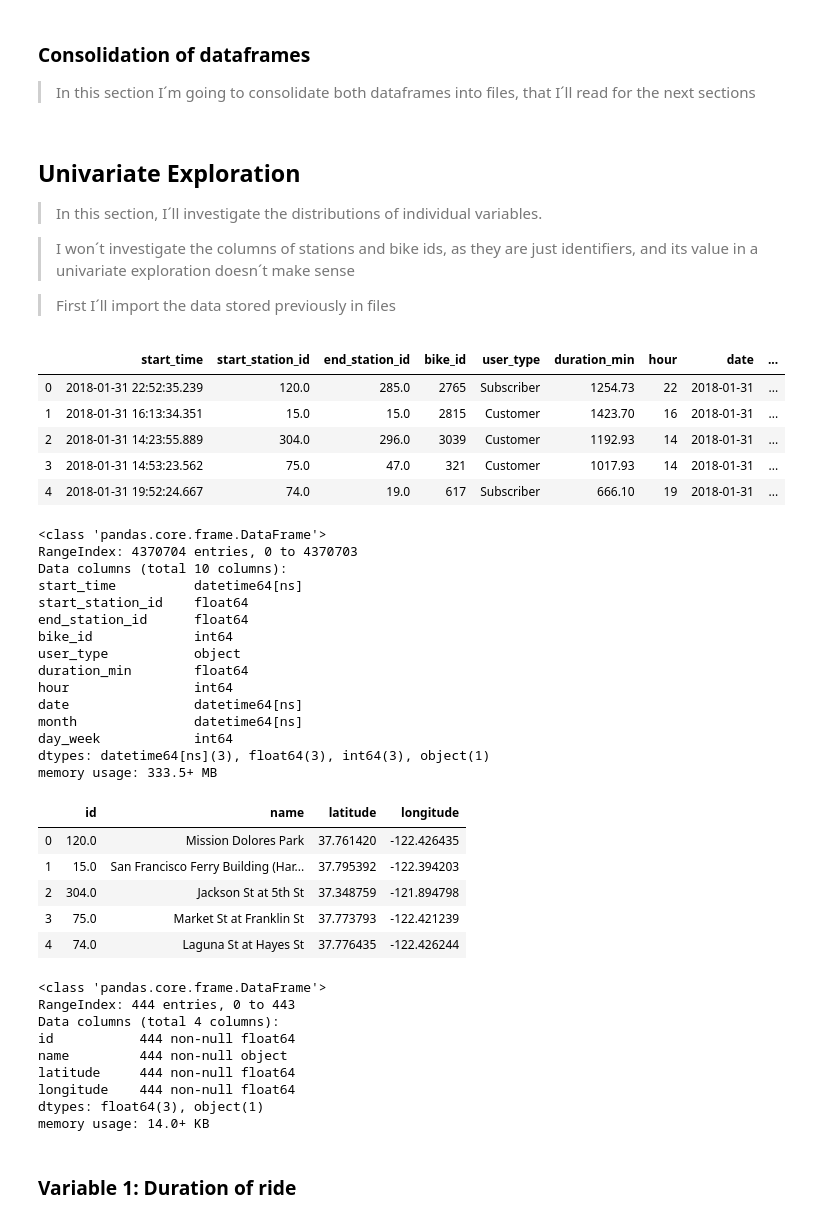
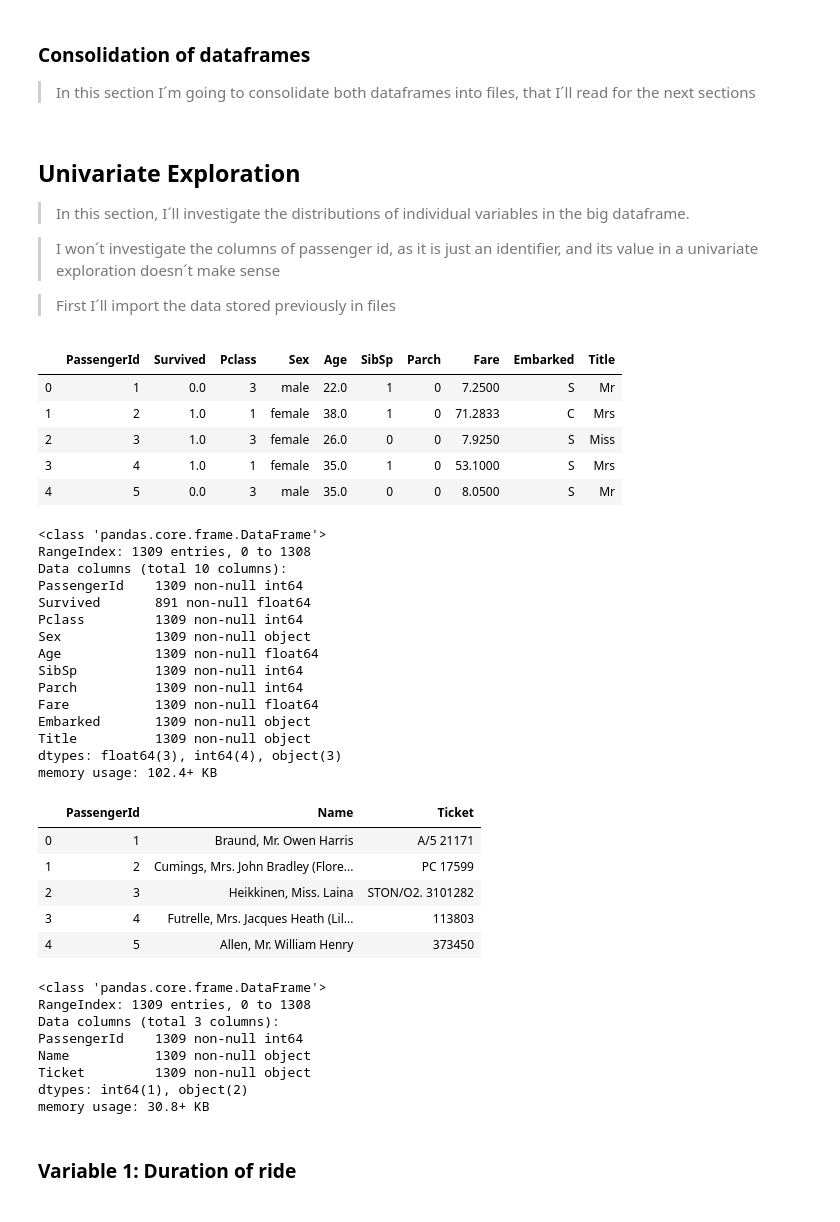
Before and after one commit to canceleiro/Titanic-Disaster, a Jupyter notebook: Titanic_Disaster.ipynb, the cells around one changed output. Drawn from its saved outputs; the diff is of its cells as text; code cells hidden in the pictures.

```diff
--- a/Titanic_Disaster.ipynb
+++ b/Titanic_Disaster.ipynb
@@ -391,8 +366,8 @@ df_station.to_csv('2018-19-bike-stations-data.csv', index = False)
 # %% [markdown]
 ## Univariate Exploration
 
-> In this section, I´ll investigate the distributions of individual variables.
+> In this section, I´ll investigate the distributions of individual variables in the big dataframe.
 
-> I won´t investigate the columns of stations and bike ids, as they are just identifiers, and its value in a univariate exploration doesn´t make sense
+> I won´t investigate the columns of passenger id, as it is just an identifier, and its value in a univariate exploration doesn´t make sense
 
 > First I´ll import the data stored previously in files
@@ -407,51 +374,53 @@ df_trips.month = pd.to_datetime(df_trips.month, format='%Y/%m')
+# %%
+df_tit = pd.read_csv('Titanic_info.csv')
+df_pass = pd.read_csv('Titanic_pass_info.csv')
 # %%
-df_trips.head()
+df_tit.head()
 # %% [output]
-|  | start_time | start_station_id | end_station_id | bike_id | user_type | duration_min | hour | date | ... |
-| 0 | 2018-01-31 22:52:35.239 | 120.0 | 285.0 | 2765 | Subscriber | 1254.73 | 22 | 2018-01-31 | ... |
-| 1 | 2018-01-31 16:13:34.351 | 15.0 | 15.0 | 2815 | Customer | 1423.70 | 16 | 2018-01-31 | ... |
-| 2 | 2018-01-31 14:23:55.889 | 304.0 | 296.0 | 3039 | Customer | 1192.93 | 14 | 2018-01-31 | ... |
-| 3 | 2018-01-31 14:53:23.562 | 75.0 | 47.0 | 321 | Customer | 1017.93 | 14 | 2018-01-31 | ... |
-| 4 | 2018-01-31 19:52:24.667 | 74.0 | 19.0 | 617 | Subscriber | 666.10 | 19 | 2018-01-31 | ... |
+|  | PassengerId | Survived | Pclass | Sex | Age | SibSp | Parch | Fare | Embarked | Title |
+| 0 | 1 | 0.0 | 3 | male | 22.0 | 1 | 0 | 7.2500 | S | Mr |
+| 1 | 2 | 1.0 | 1 | female | 38.0 | 1 | 0 | 71.2833 | C | Mrs |
+| 2 | 3 | 1.0 | 3 | female | 26.0 | 0 | 0 | 7.9250 | S | Miss |
+| 3 | 4 | 1.0 | 1 | female | 35.0 | 1 | 0 | 53.1000 | S | Mrs |
+| 4 | 5 | 0.0 | 3 | male | 35.0 | 0 | 0 | 8.0500 | S | Mr |
 # %%
-df_trips.info()
+df_tit.info()
 # %% [output]
 <class 'pandas.core.frame.DataFrame'>
-RangeIndex: 4370704 entries, 0 to 4370703
+RangeIndex: 1309 entries, 0 to 1308
 Data columns (total 10 columns):
-start_time          datetime64[ns]
-start_station_id    float64
-end_station_id      float64
-bike_id             int64
-user_type           object
-duration_min        float64
-hour                int64
-date                datetime64[ns]
-month               datetime64[ns]
-day_week            int64
-dtypes: datetime64[ns](3), float64(3), int64(3), object(1)
-memory usage: 333.5+ MB
+PassengerId    1309 non-null int64
+Survived       891 non-null float64
+Pclass         1309 non-null int64
+Sex            1309 non-null object
+Age            1309 non-null float64
+SibSp          1309 non-null int64
+Parch          1309 non-null int64
+Fare           1309 non-null float64
+Embarked       1309 non-null object
+Title          1309 non-null object
+dtypes: float64(3), int64(4), object(3)
+memory usage: 102.4+ KB
 # %%
-df_stations.head()
+df_pass.head()
 # %% [output]
-|  | id | name | latitude | longitude |
-| 0 | 120.0 | Mission Dolores Park | 37.761420 | -122.426435 |
-| 1 | 15.0 | San Francisco Ferry Building (Har... | 37.795392 | -122.394203 |
-| 2 | 304.0 | Jackson St at 5th St | 37.348759 | -121.894798 |
-| 3 | 75.0 | Market St at Franklin St | 37.773793 | -122.421239 |
-| 4 | 74.0 | Laguna St at Hayes St | 37.776435 | -122.426244 |
+|  | PassengerId | Name | Ticket |
+| 0 | 1 | Braund, Mr. Owen Harris | A/5 21171 |
+| 1 | 2 | Cumings, Mrs. John Bradley (Flore... | PC 17599 |
+| 2 | 3 | Heikkinen, Miss. Laina | STON/O2. 3101282 |
+| 3 | 4 | Futrelle, Mrs. Jacques Heath (Lil... | 113803 |
+| 4 | 5 | Allen, Mr. William Henry | 373450 |
 # %%
-df_stations.info()
+df_pass.info()
 # %% [output]
 <class 'pandas.core.frame.DataFrame'>
-RangeIndex: 444 entries, 0 to 443
-Data columns (total 4 columns):
-id           444 non-null float64
-name         444 non-null object
-latitude     444 non-null float64
-longitude    444 non-null float64
-dtypes: float64(3), object(1)
-memory usage: 14.0+ KB
+RangeIndex: 1309 entries, 0 to 1308
+Data columns (total 3 columns):
+PassengerId    1309 non-null int64
+Name           1309 non-null object
+Ticket         1309 non-null object
+dtypes: int64(1), object(2)
+memory usage: 30.8+ KB
 # %% [markdown]
 ### Variable 1: Duration of ride
 # %%
```
Also changed, not shown: parts of 18 cells of this notebook.
